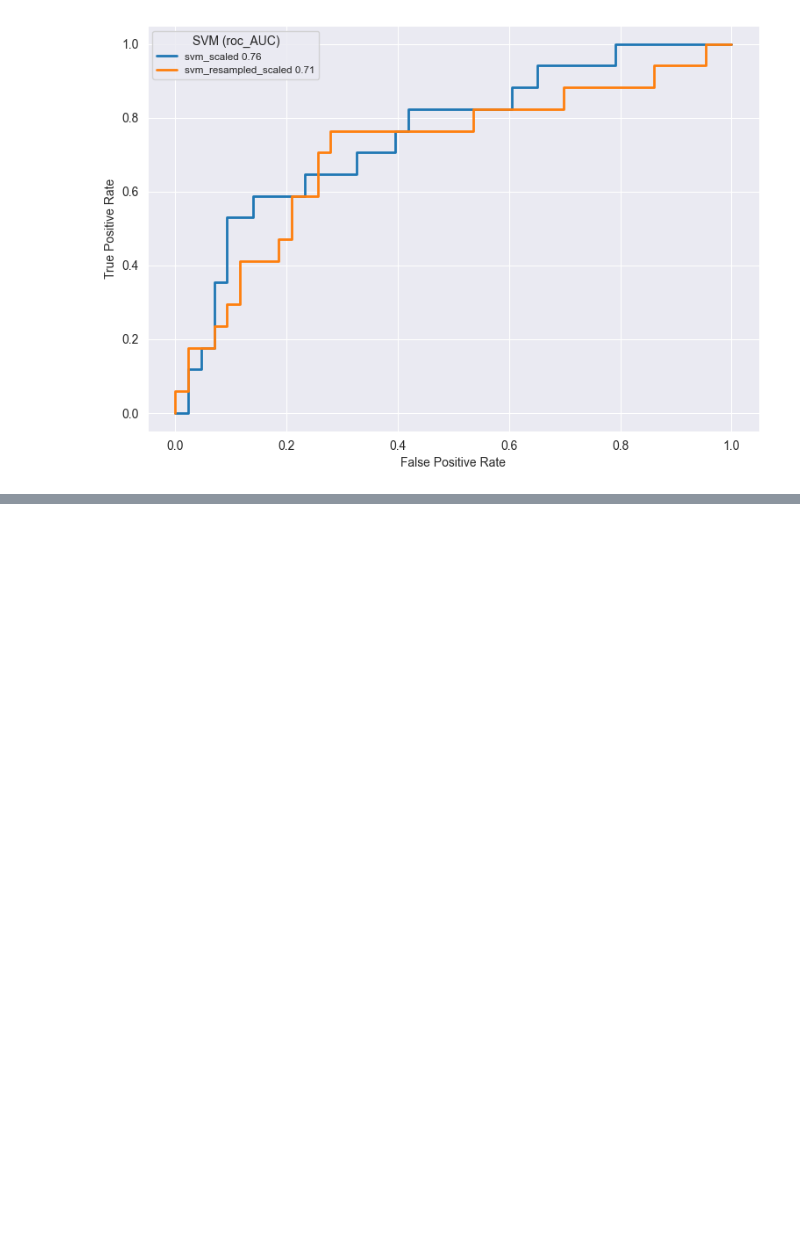
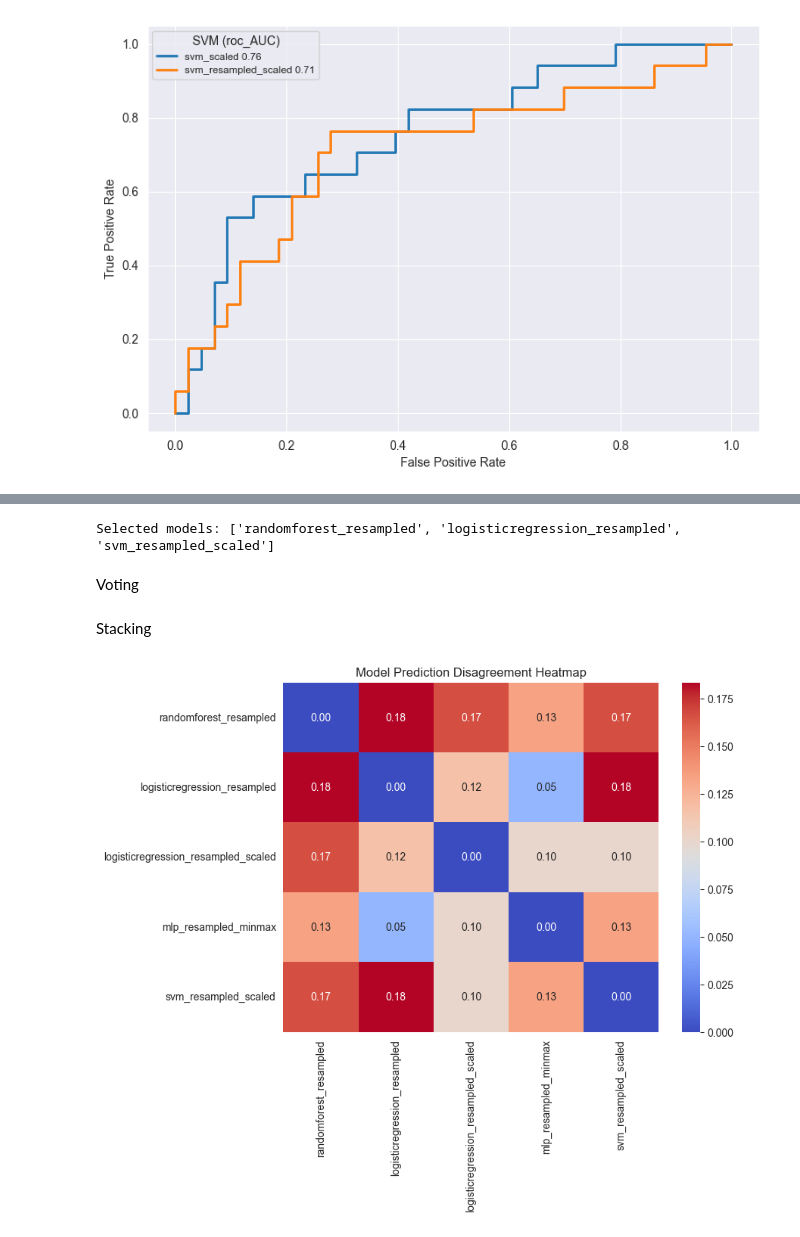
Before and after one commit to steventhestudent/CS4662_Project, a Jupyter notebook: Data Exploration.ipynb, the cells around one changed output, grey strips where cells are left out. Drawn from its saved outputs; the diff is of its cells as text; code cells hidden in the pictures; blank space fills up the shorter version.

```diff
--- a/Data Exploration.ipynb
+++ b/Data Exploration.ipynb
@@ -951,0 +965,12 @@ plt.show()
+# %%
+good_models = []
+threshold_f1 = 0.7
+threshold_roc = 0.7
+for model_name, model in models.items():
+    if model_name.startswith('ann'): continue # soft voting uses .cv
+    if model_name.startswith('ann') and model.roc_AUC < threshold_f1: continue # only metric available (roc_AUC) better be at least good as preferred metric (F1)
+    if model_name.startswith('kmeans') and model.f1 < threshold_f1: continue
+    if (model.f1 and model.roc_AUC) and (model.f1 < threshold_f1 or model.roc_AUC < threshold_roc): continue
+    good_models.append(model_name)
+# good_models.sort(key=lambda model: model[1].cv_mean or model[1].acc, reverse=True)
+good_models
@@ -951,0 +987,40 @@ plt.show()
+# %%
+n = len(good_models)
+disagreement_matrix = np.zeros((n, n)) # Build a matrix of model disagreement
+for i in range(n):
+    for j in range(n):
+        preds_i = models[good_models[i]].predictions
+        preds_j = models[good_models[j]].predictions
+        disagreement = 1 - metrics.accuracy_score(preds_i, preds_j)
+        disagreement_matrix[i, j] = disagreement
+# %%
+desired_number_of_models = 3
+selected_model_names = []
+remaining = good_models.copy()
+
+best_model = max(remaining, key=lambda x: models[x].roc_AUC) # Pick the best model first
+selected_model_names.append(best_model)
+remaining.remove(best_model)
+
+while len(selected_model_names) < desired_number_of_models and remaining: # Now pick diverse models
+    scores = [] # Score how diverse each remaining model is compared to selected models
+    for candidate in remaining:
+        diversities = []
+        for chosen in selected_model_names:
+            idx_candidate = good_models.index(candidate)
+            idx_chosen = good_models.index(chosen)
+            diversities.append(disagreement_matrix[idx_candidate, idx_chosen])
+        mean_diversity = np.mean(diversities)
+        scores.append((candidate, mean_diversity))
+    # Pick the most diverse
+    scores.sort(key=lambda x: -x[1])  # descending
+    best_candidate = scores[0][0]
+    selected_model_names.append(best_candidate)
+    remaining.remove(best_candidate)
+
+selected_models = [models[name] for name in selected_model_names]
+print("Selected models:", selected_model_names)
+# %% [output]
+Selected models: ['randomforest_resampled', 'logisticregression_resampled', 'svm_resampled_scaled']
+# %% [markdown]
+Voting
@@ -951,0 +1039,2 @@ plt.show()
+# %% [markdown]
+Stacking
@@ -951,0 +1050,7 @@ plt.show()
+# %%
+plt.figure(figsize=(8, 6))  # You can adjust the figure size if needed
+sns.heatmap(disagreement_matrix, annot=True, cmap='coolwarm', xticklabels=good_models, yticklabels=good_models, fmt='.2f')
+plt.title('Model Prediction Disagreement Heatmap')
+plt.show()
+# %% [output]
+[figure, added]
```
Also changed, not shown: parts of 33 cells of this notebook, 2 other files.
